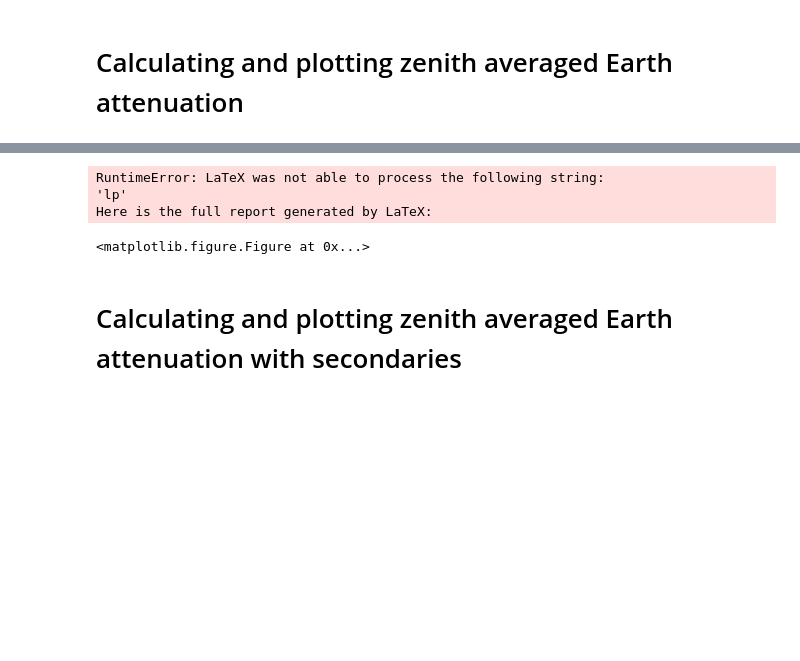
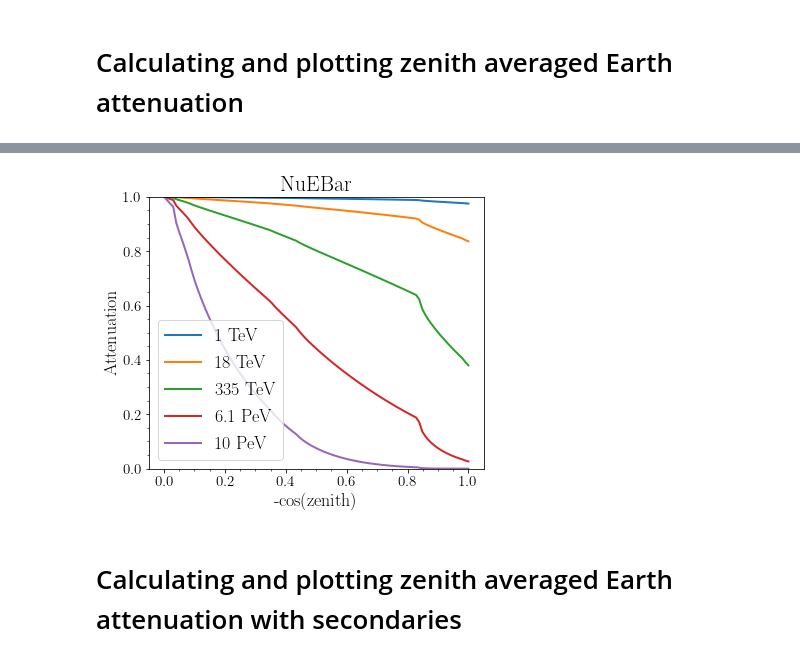
Before and after one commit to aaronvincent/nuFATE, a Jupyter notebook: examples/notebook.ipynb, the cells around one changed output, grey strips where cells are left out. Saved outputs shown, nothing was run; the diff lists cells and outputs as text; code cells hidden in the pictures; blank space fills up the shorter version.

```diff
--- a/examples/notebook.ipynb
+++ b/examples/notebook.ipynb
@@ -121,7 +115,7 @@ plt.grid()
 # %%
 gamma = 2
 flavor = -1
-w,v,ci,energy_nodes,phi_0 = cas.get_eigs(flavor,gamma,"./data/NuFATECrossSections.h5")
+w,v,ci,energy_nodes,phi_0 = cas.get_eigs(flavor,gamma,"../resources/NuFATECrossSections.h5")
 tlength = 100
 Eindex = 80 #which energy index do you want to see?
 d = 0 #at what depth do you want the detection point? default set to 0 km.
@@ -129,37 +123,34 @@ d = 0 #at what depth do you want the detection point? default set to 0 km.
 tvec = np.linspace(0,1,tlength)
 phiv1 = tvec*0
 phiv2 = tvec*0
 phiv3 = tvec*0
 phiv4 = tvec*0
 phiv5 = tvec*0
 for i in range(0,tlength):
     ctheta = tvec[i]
     t = earth.get_t_earth(np.arccos(-ctheta), d)*Na # g/ cm^2
     phisol = np.dot(v,(ci*np.exp(w*t)))*energy_nodes**(gamma-2.)
     phiv1[i] = phisol[0]
     phiv2[i] = phisol[25]
     phiv3[i] = phisol[50]
     phiv4[i] = phisol[75]
     phiv5[i] = phisol[99]
 
 plt.figure(figsize=(6,5))
 plt.plot(tvec,phiv1,lw=2)
 plt.plot(tvec,phiv2,lw=2)
 plt.plot(tvec,phiv3,lw=2)
 plt.plot(tvec,phiv4,lw=2)
 plt.plot(tvec,phiv5,lw=2)
 plt.legend(['1 TeV','18 TeV','335 TeV','6.1 PeV','10 PeV'],loc="lower left")
 plt.xlabel("-cos(zenith)")
 plt.ylabel("Attenuation")
 plt.title('NuEBar')
 plt.minorticks_on()
 plt.ylim(0.,1)
 plt.grid()
 # %% [output]
-RuntimeError: LaTeX was not able to process the following string:
-'lp'
-Here is the full report generated by LaTeX:
-<matplotlib.figure.Figure at 0x...>
+[figure, added]
 # %% [markdown]
 # Calculating and plotting zenith averaged Earth attenuation with secondaries
 # %%
```
Also changed, not shown: parts of 10 cells of this notebook.
